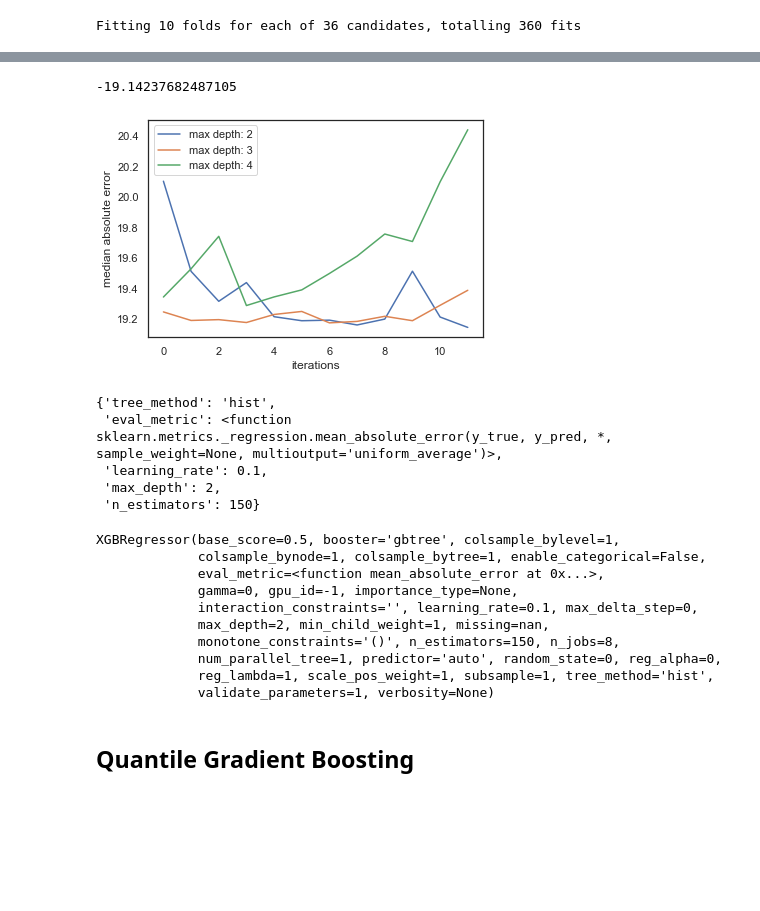
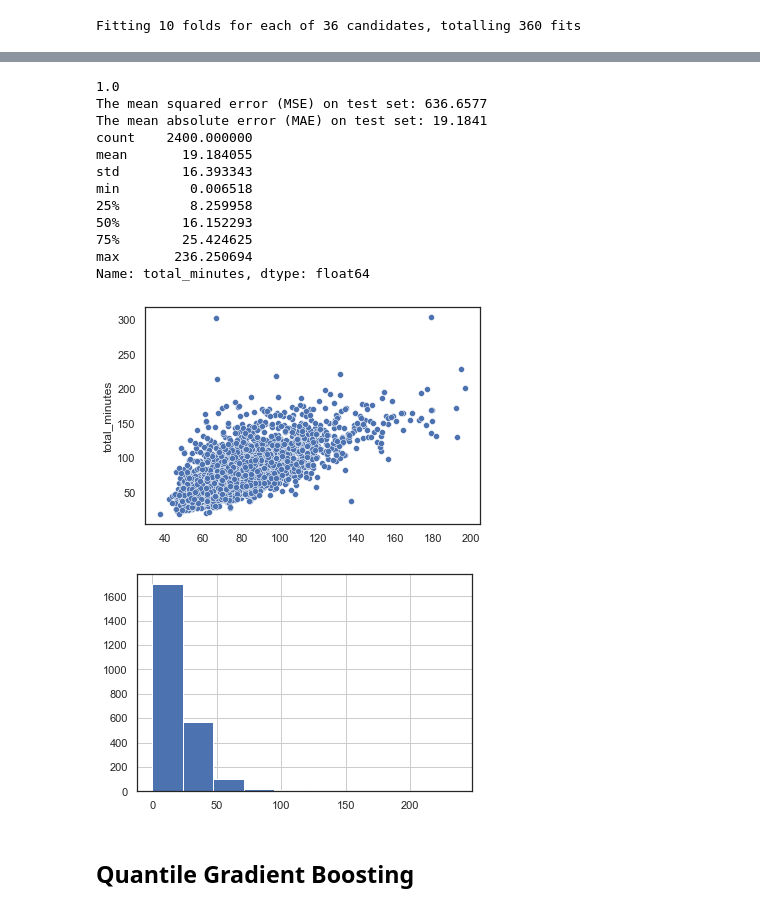
Before and after one commit to iair/cornershop_test, a Jupyter notebook: notebooks/prototypes/training.ipynb, the cells around one changed output, grey strips where cells are left out. Cells and saved outputs as stored; diff of their text form; code cells hidden in the pictures; blank space fills up the shorter version.

```diff
--- a/notebooks/prototypes/training.ipynb
+++ b/notebooks/prototypes/training.ipynb
@@ -31,3 +29,16 @@ def get_na(df):
     aux= {'datos sin NAs en q': qsna, 'Na en q': qna ,'Na en %': ppna}
     na=pd.DataFrame(data=aux)
     return na.sort_values(by='Na en %',ascending=False)
+
+def show_test_metrics(X_train,y_train,y_test,model):
+    model.fit(X_train, y_train)
+    y_pred = model.predict(X_test)
+    print(model.score(X_test, y_pred))
+    mse = mean_squared_error(y_test, y_pred)
+    mae = mean_absolute_error(y_test, y_pred)
+    print("The mean squared error (MSE) on test set: {:.4f}".format(mse))
+    print("The mean absolute error (MAE) on test set: {:.4f}".format(mae))
+    error = abs(y_pred-y_test)
+    print(error.describe())
+    sns.scatterplot(y=y_test, x=y_pred,legend=True)
+    return model,y_pred, error
@@ -80,7 +106,7 @@ max_depth = [2, 3, 4]
 learning_rate = [0.05,0.1,0.3,0.5]
 param_grid = dict(max_depth=max_depth, n_estimators=n_estimators, learning_rate= learning_rate)
 grid_search = GridSearchCV(reg, param_grid, scoring="neg_mean_absolute_error", cv= 10, n_jobs=2, verbose=1)
-grid_result = grid_search.fit(X.values, y.values)
+grid_result = grid_search.fit(X_train.values, y_train.values)
 # %% [output]
 Fitting 10 folds for each of 36 candidates, totalling 360 fits
 # %%
@@ -138,40 +131,17 @@ plt.savefig('iterations vs median absolute error')
-# %%
-# plot results
-print(max(means))
-scores = np.array(means).reshape(3, 12)
-for i, value in enumerate(max_depth):
-    plt.plot( -scores[i], label='max depth: ' + str(value))
-plt.legend()
-plt.xlabel('iterations')
-plt.ylabel('median absolute error')
-plt.savefig('iterations vs median absolute error')
-# %% [output]
--19.14237682487105
-[figure, removed]
-# %%
-params = {
-    'tree_method' : "hist",
-    'eval_metric' : mean_absolute_error
-}
-params.update(grid_result.best_params_)
-params
-# %% [output]
-{'tree_method': 'hist',
- 'eval_metric': <function sklearn.metrics._regression.mean_absolute_error(y_true, y_pred, *, sample_weight=None, multioutput='uniform_average')>,
- 'learning_rate': 0.1,
- 'max_depth': 2,
- 'n_estimators': 150}
 # %%
-model = XGBRegressor(**params)
-model.fit(X,y)
+model_xgb = XGBRegressor(**params)
+model_xgb,y_pred, error = show_test_metrics(X_train,y_train,y_test,model = model_xgb)
 # %% [output]
-XGBRegressor(base_score=0.5, booster='gbtree', colsample_bylevel=1,
-             colsample_bynode=1, colsample_bytree=1, enable_categorical=False,
-             eval_metric=<function mean_absolute_error at 0x...>,
-             gamma=0, gpu_id=-1, importance_type=None,
-             interaction_constraints='', learning_rate=0.1, max_delta_step=0,
-             max_depth=2, min_child_weight=1, missing=nan,
-             monotone_constraints='()', n_estimators=150, n_jobs=8,
-             num_parallel_tree=1, predictor='auto', random_state=0, reg_alpha=0,
-             reg_lambda=1, scale_pos_weight=1, subsample=1, tree_method='hist',
-             validate_parameters=1, verbosity=None)
+1.0
+The mean squared error (MSE) on test set: 636.6577
+The mean absolute error (MAE) on test set: 19.1841
+count    2400.000000
+mean       19.184055
+std        16.393343
+min         0.006518
+25%         8.259958
+50%        16.152293
+75%        25.424625
+max       236.250694
+Name: total_minutes, dtype: float64
+[figure, added]
@@ -181,0 +148,4 @@ pickle.dump(model, open(file_name, "wb"))
+# %%
+error.hist();
+# %% [output]
+[figure, added]
```
Also changed, not shown: parts of 25 cells of this notebook, 5 other files.
